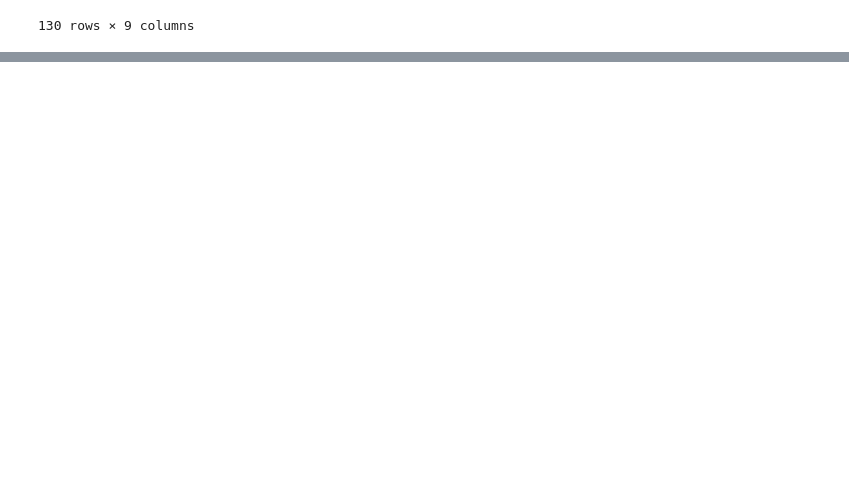
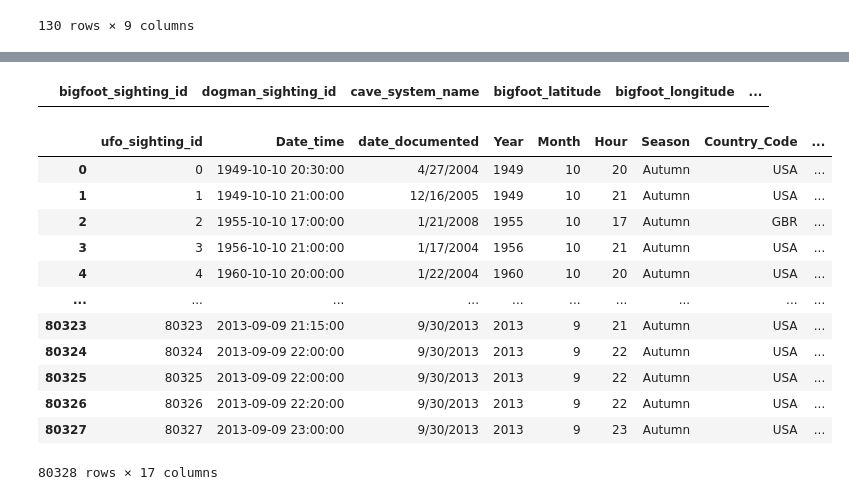
Before and after one commit to ryann1004/Capstone_RobertYann, a Jupyter notebook: Notebooks/Capstone_RY.ipynb, the cells around one changed output, grey strips where cells are left out. Saved outputs shown, nothing was run; the diff lists cells and outputs as text; code cells hidden in the pictures; blank space fills up the shorter version.

Commit message:
updated db and wrangled, cleaned and imported new csv file (UFO sightings) into sql database

```diff
--- a/Notebooks/Capstone_RY.ipynb
+++ b/Notebooks/Capstone_RY.ipynb
@@ -1399,0 +1582,43 @@ result3
+# %%
+query5 = '''
+SELECT
+    b.bigfoot_sighting_id,
+    d.dogman_sighting_id,
+    c.cave_system_name,
+    b.latitude AS bigfoot_latitude,
+    b.longitude AS bigfoot_longitude,
+    d.latitude AS dogman_latitude,
+    d.longitude AS dogman_longitude,
+    c.latitude AS cave_latitude,
+    c.longitude AS cave_longitude
+FROM
+    BigfootSightings b
+JOIN
+    DogmanSightings d ON ABS(b.latitude - d.latitude) <= 0.2 AND ABS(b.longitude - d.longitude) <= 0.2
+JOIN
+    Cavesystems c ON ABS(b.latitude - c.latitude) <= 0.2 AND ABS(b.longitude - c.longitude) <= 0.2
+WHERE
+    ABS(b.latitude - d.latitude) <= 0.2 AND ABS(b.longitude - d.longitude) <= 0.2;
+'''
+result5 = pd.read_sql(query5, conn)
+result5
+# %% [output]
+|  | bigfoot_sighting_id | dogman_sighting_id | cave_system_name | bigfoot_latitude | bigfoot_longitude | ... |
+# %%
+ufo_sightings_transformed = pd.read_csv('ufo_sightings_transformed.csv')
+
+ufo_sightings_transformed
+# %% [output]
+|  | ufo_sighting_id | Date_time | date_documented | Year | Month | Hour | Season | Country_Code | ... |
+| 0 | 0 | 1949-10-10 20:30:00 | 4/27/2004 | 1949 | 10 | 20 | Autumn | USA | ... |
+| 1 | 1 | 1949-10-10 21:00:00 | 12/16/2005 | 1949 | 10 | 21 | Autumn | USA | ... |
+| 2 | 2 | 1955-10-10 17:00:00 | 1/21/2008 | 1955 | 10 | 17 | Autumn | GBR | ... |
+| 3 | 3 | 1956-10-10 21:00:00 | 1/17/2004 | 1956 | 10 | 21 | Autumn | USA | ... |
+| 4 | 4 | 1960-10-10 20:00:00 | 1/22/2004 | 1960 | 10 | 20 | Autumn | USA | ... |
+| ... | ... | ... | ... | ... | ... | ... | ... | ... | ... |
+| 80323 | 80323 | 2013-09-09 21:15:00 | 9/30/2013 | 2013 | 9 | 21 | Autumn | USA | ... |
+| 80324 | 80324 | 2013-09-09 22:00:00 | 9/30/2013 | 2013 | 9 | 22 | Autumn | USA | ... |
+| 80325 | 80325 | 2013-09-09 22:00:00 | 9/30/2013 | 2013 | 9 | 22 | Autumn | USA | ... |
+| 80326 | 80326 | 2013-09-09 22:20:00 | 9/30/2013 | 2013 | 9 | 22 | Autumn | USA | ... |
+| 80327 | 80327 | 2013-09-09 23:00:00 | 9/30/2013 | 2013 | 9 | 23 | Autumn | USA | ... |
+80328 rows × 17 columns
```
Also changed, not shown: parts of 23 cells of this notebook, 2 other files.
